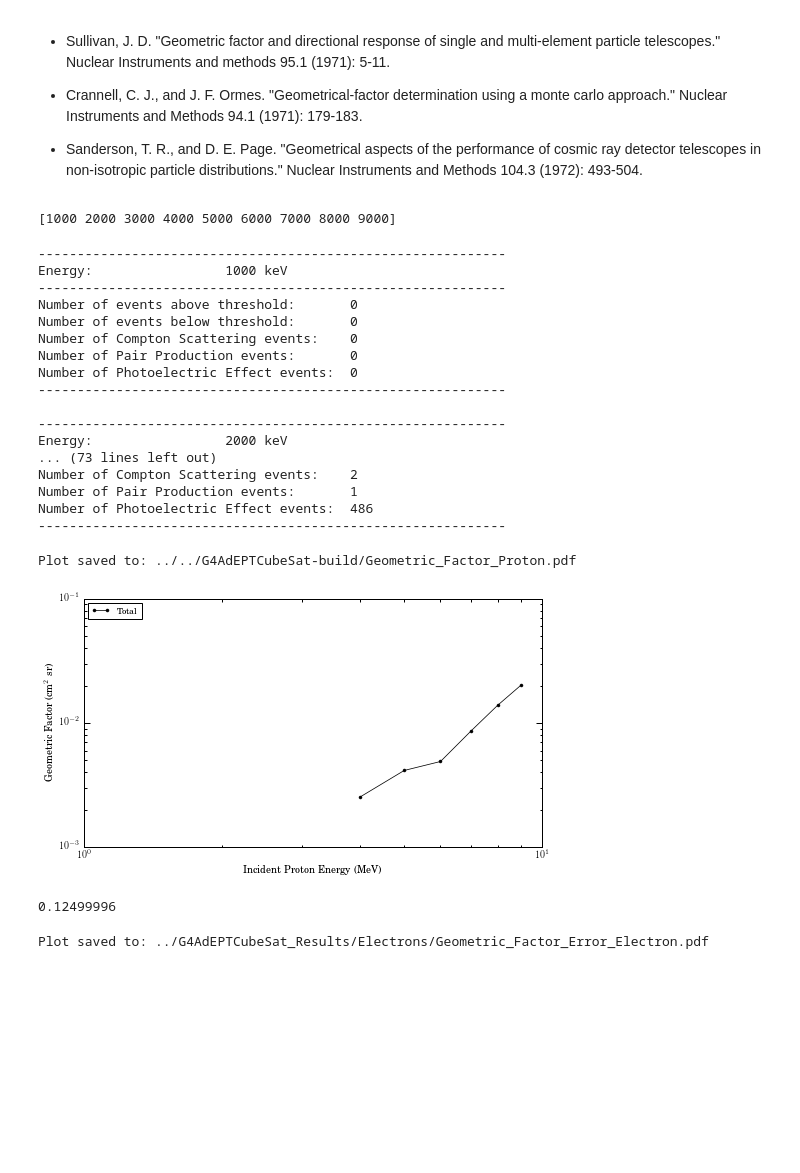
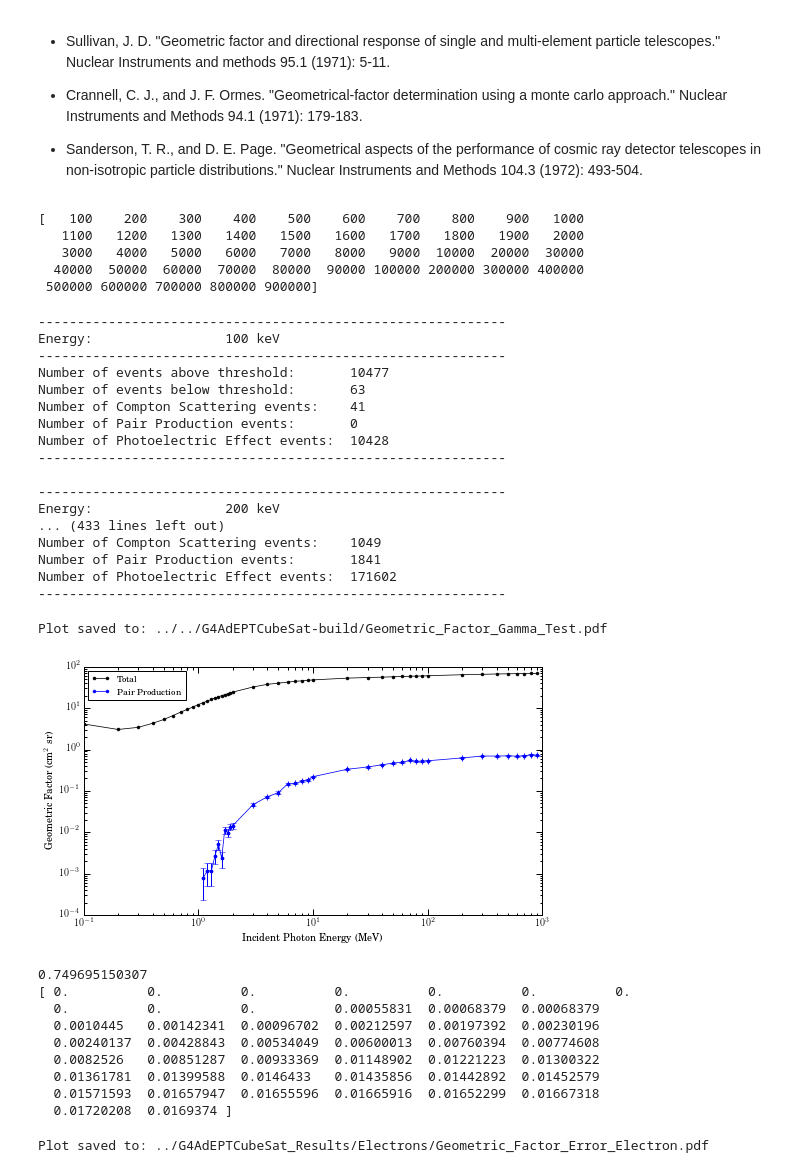
Before and after one commit to mkurnell/G4AdEPTCubeSat-Analysis, a Jupyter notebook: G4AdEPTCubeSat Geometry Factor.ipynb, the cells around one changed output. Cells and saved outputs as stored; diff of their text form; code cells hidden in the pictures; blank space fills up the shorter version.

```diff
--- a/G4AdEPTCubeSat Geometry Factor.ipynb
+++ b/G4AdEPTCubeSat Geometry Factor.ipynb
@@ -128,12 +128,11 @@ rcParams.update(params)
 # %%
 ##########################################################################################
 # Energy of incident (input) particles
-InputEnergies = np.array([#np.linspace(100,900, num=9, endpoint=True, dtype = int),
-#                           np.linspace(1100,1900, num=9, endpoint=True, dtype = int),
+InputEnergies = np.array([np.linspace(100,900, num=9, endpoint=True, dtype = int),
+                          np.linspace(1100,1900, num=9, endpoint=True, dtype = int),
                           np.linspace(1000,9000, num=9, endpoint=True, dtype = int),
-#                           np.linspace(10000,90000, num=9, endpoint=True, dtype = int),
-#                           np.linspace(100000,900000, num=9, endpoint=True, dtype = int),
-#                           np.linspace(1000000,1000000, num=1, endpoint=True, dtype = int),
+                          np.linspace(10000,90000, num=9, endpoint=True, dtype = int),
+                          np.linspace(100000,900000, num=9, endpoint=True, dtype = int),
                                ]).flatten()
 # for i in range(1,8):
 #     InputEnergies = np.insert(InputEnergies, [i+8], [1000*i])
@@ -142,20 +141,24 @@ InputEnergies = np.array([#np.linspace(100,900, num=9, endpoint=True, dtype = in
 # Folder containing simulation data
 # DataFolder = '../G4AdEPTCubeSat_Results/Gammas_100000000/'
 # DataFolder = '../G4AdEPTCubeSat_Results/Electrons/'
-DataFolder = '../G4AdEPTCubeSat_Results/Protons/'
+# DataFolder = '../G4AdEPTCubeSat_Results/Protons/'
 # DataFolder = '../G4AdEPTCubeSat_Results/Neutrons/'
 # DataFolder = '../G4AdEPTCubeSat_Results/Neutrons-He3/'
-# DataFolder = '../../G4AdEPTCubeSat-build/'
+DataFolder = '../../G4AdEPTCubeSat-build/'
 # Arrange the array into the proper order
-# InputEnergies = np.delete(InputEnergies,18)
-# InputEnergies = np.insert(InputEnergies, [9], [1000])
+InputEnergies = np.delete(InputEnergies,18)
+InputEnergies = np.insert(InputEnergies, [9], [1000])
 # InputEnergies = np.insert(InputEnergies, [45], [1000000])
 ##########################################################################################
 # Energy thresholds (in eV) for events that will be included in the analysis
 Thr_Gas = 100.
 print InputEnergies
 # %% [output]
-[1000 2000 3000 4000 5000 6000 7000 8000 9000]
+[   100    200    300    400    500    600    700    800    900   1000
+   1100   1200   1300   1400   1500   1600   1700   1800   1900   2000
+   3000   4000   5000   6000   7000   8000   9000  10000  20000  30000
+  40000  50000  60000  70000  80000  90000 100000 200000 300000 400000
+ 500000 600000 700000 800000 900000]
 # %%
 ##########################################################################################
 # Load the simulation data for each input energy
@@ -163,10 +166,10 @@ Data = []
 
 for InputEnergy in InputEnergies:
     # Create data file template from current energy
-    DataFilename = 'proton_' + str(InputEnergy) + 'keV_Nr_100000000_ISO_nt_G4AdEPTCubeSat_t[0-7].csv'
+#     DataFilename = 'proton_' + str(InputEnergy) + 'keV_Nr_100000000_ISO_nt_G4AdEPTCubeSat_t[0-7].csv'
 #     DataFilename = 'proton_' + str(InputEnergy) + 'keV_Nr_100000000_ISO_nt_G4AdEPTCubeSat_t[0-7].csv'
 #     DataFilename = 'neutron_' + str(InputEnergy) + 'keV_Nr_10000000_ISO_nt_G4AdEPTCubeSat_t[0-7].csv'
-#     DataFilename = 'gamma_' + str(InputEnergy) + 'keV_Nr_100000000_ISO_nt_G4AdEPTCubeSat_t[0-7].csv'
+    DataFilename = 'gamma_' + str(InputEnergy) + 'keV_Nr_10000000_ISO_nt_G4AdEPTCubeSat_t[0-7].csv'
 
     # Statistics variables for each input energy data
     nPos = 0
@@ -239,21 +242,21 @@ for InputEnergy in InputEnergies:
 Data = np.asarray(Data)
 # %% [output]
 ------------------------------------------------------------
-Energy:                 1000 keV
+Energy:                 100 keV
 ------------------------------------------------------------
-Number of events above threshold:       0
-Number of events below threshold:       0
-Number of Compton Scattering events:    0
+Number of events above threshold:       10477
+Number of events below threshold:       63
+Number of Compton Scattering events:    41
 Number of Pair Production events:       0
-Number of Photoelectric Effect events:  0
+Number of Photoelectric Effect events:  10428
 ------------------------------------------------------------
 
 ------------------------------------------------------------
-Energy:                 2000 keV
-... (73 lines left out)
-Number of Compton Scattering events:    2
-Number of Pair Production events:       1
-Number of Photoelectric Effect events:  486
+Energy:                 200 keV
+... (433 lines left out)
+Number of Compton Scattering events:    1049
+Number of Pair Production events:       1841
+Number of Photoelectric Effect events:  171602
 ------------------------------------------------------------
 # %%
 ##########################################################################################
@@ -283,36 +286,45 @@ relErr_G_Neu = err_G_Neu/G_Neu
 # %%
 ##########################################################################################
 # Plot the Geometry Factor over a range of particle energies
 figG, axG = plt.subplots(1,1)
 
 # plt.loglog(Data[:,0]/1000., G_Neu, 'b.-', linewidth=0.75, label="Neutron")
 plt.loglog(Data[:,0]/1000., G_Total, 'k.-', linewidth=0.75, label="Total")
-# plt.loglog(Data[:,0]/1000., G_Pair, 'b.-', linewidth=0.75, label="Pair Production")
-# plt.errorbar(Data[0:20,0]/1000., G_Pair[0:20], xerr=0, yerr=err_G_Pair[0:20], fmt='.')
+plt.loglog(Data[:,0]/1000., G_Pair, 'b.-', linewidth=0.75, label="Pair Production")
+plt.errorbar(Data[:,0]/1000., G_Pair, xerr=0, yerr=err_G_Pair, fmt='.')
 
 # Figure Properties
 axG.set_ylabel(r'Geometric Factor (cm$^2$ sr)')
-axG.set_xlabel('Incident Proton Energy (MeV)')
+axG.set_xlabel('Incident Photon Energy (MeV)')
 # axG.set_ylim(0.01, 2000.)
 # axG.set_xlim(0.09, 8)
 
 axG.legend(loc='upper left')
 
 # Tight Layout
 plt.tight_layout()
 
 # Save the figure
-file_figG = 'Geometric_Factor_Proton.pdf'
+file_figG = 'Geometric_Factor_Gamma_Test.pdf'
 plt.savefig(DataFolder + file_figG, bbox_inches="tight")
 print 'Plot saved to: ' + (DataFolder+file_figG)
 
 # Show the figure
 plt.show(figG)
-print max(relErr_G_Total)
+print max(G_Pair)
+print err_G_Pair
 # %% [output]
-Plot saved to: ../../G4AdEPTCubeSat-build/Geometric_Factor_Proton.pdf
+Plot saved to: ../../G4AdEPTCubeSat-build/Geometric_Factor_Gamma_Test.pdf
-[figure, old version]
+[figure, new version]
-0.12499996
+0.749695150307
+[ 0.          0.          0.          0.          0.          0.          0.
+  0.          0.          0.          0.00055831  0.00068379  0.00068379
+  0.0010445   0.00142341  0.00096702  0.00212597  0.00197392  0.00230196
+  0.00240137  0.00428843  0.00534049  0.00600013  0.00760394  0.00774608
+  0.0082526   0.00851287  0.00933369  0.01148902  0.01221223  0.01300322
+  0.01361781  0.01399588  0.0146433   0.01435856  0.01442892  0.01452579
+  0.01571593  0.01657947  0.01655596  0.01665916  0.01652299  0.01667318
+  0.01720208  0.0169374 ]
 # %%
 # ETFlux = 40.*(InputEnergies[:,0]/1000)^(-2.15)
 Energies_MeV = InputEnergies/1000.
```
Also changed, not shown: parts of 1 cell of this notebook, 3 other files.
